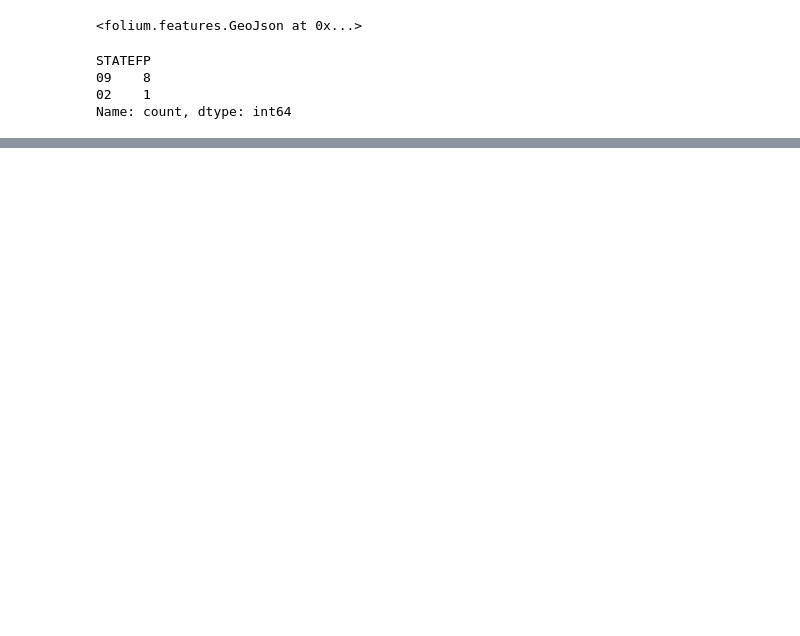
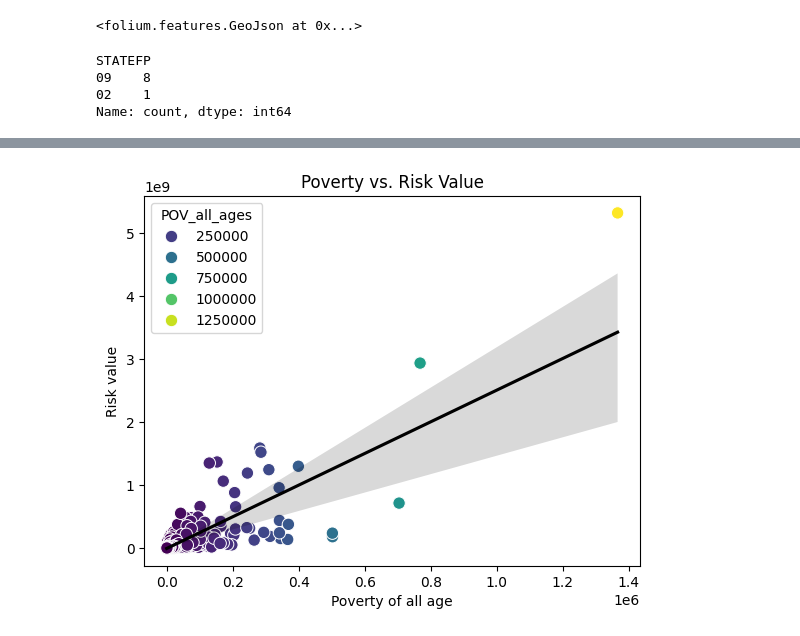
Before and after one commit to farnhamh/CS124H-Group-3, a Jupyter notebook: max/project.ipynb, the cells around one changed output, grey strips where cells are left out. Saved outputs shown, nothing was run; the diff lists cells and outputs as text; code cells hidden in the pictures; blank space fills up the shorter version.

```diff
--- a/max/project.ipynb
+++ b/max/project.ipynb
@@ -34,6 +35,7 @@ nri = nri.drop(nri[nri["STATE"].isin(territories)].index)
 
 #now we should only have the 50 states + DC
 nri
+nricopy = nri.copy(deep=True)
 # %% [output]
 |  | OID_ | NRI_ID | STATE | STATEABBRV | STATEFIPS | COUNTY | COUNTYTYPE | COUNTYFIPS | STCOFIPS | ... |
 | 0 | 1 | C01001 | Alabama | AL | 1 | Autauga | County | 1 | 1001 | ... |
@@ -527,0 +507,9 @@ array(['Relatively Low', 'Relatively High', 'Very Low',
+# %%
+#poverty of every county, both in total number and as a percent out of total population
+
+pov = pd.read_csv("PovertyEstimates.csv")
+
+pov = pov[(pov.FIPS_Code % 1000 != 0)].reset_index()
+pov = pov[["FIPS_Code", "Stabr", "Area_name", "POV_all_ages", "POV_percent_all_ages"]]
+
+pov
@@ -527,0 +560,5 @@ array(['Relatively Low', 'Relatively High', 'Very Low',
+# %%
+#merging
+pov_clean = pov[["FIPS_Code", "POV_all_ages", "POV_percent_all_ages"]]
+pov_nri = pd.merge(nricopy, pov_clean, left_index=True, right_index=True)
+pov_nri
@@ -527,0 +597,10 @@ array(['Relatively Low', 'Relatively High', 'Very Low',
+# %%
+#plot of poverty and risk value
+sca = sns.scatterplot(x='POV_all_ages', y='RISK_VALUE', data=pov_nri, hue='POV_all_ages', palette='viridis', edgecolor='w', s=80)
+sns.regplot(x='POV_all_ages', y='RISK_VALUE', data=pov_nri, scatter=False, color='black')
+plt.title('Poverty vs. Risk Value')
+plt.xlabel('Poverty of all age')
+plt.ylabel('Risk value')
+plt.show()
+# %% [output]
+[figure, added]
```
Also changed, not shown: parts of 21 cells of this notebook, 1 other file.
